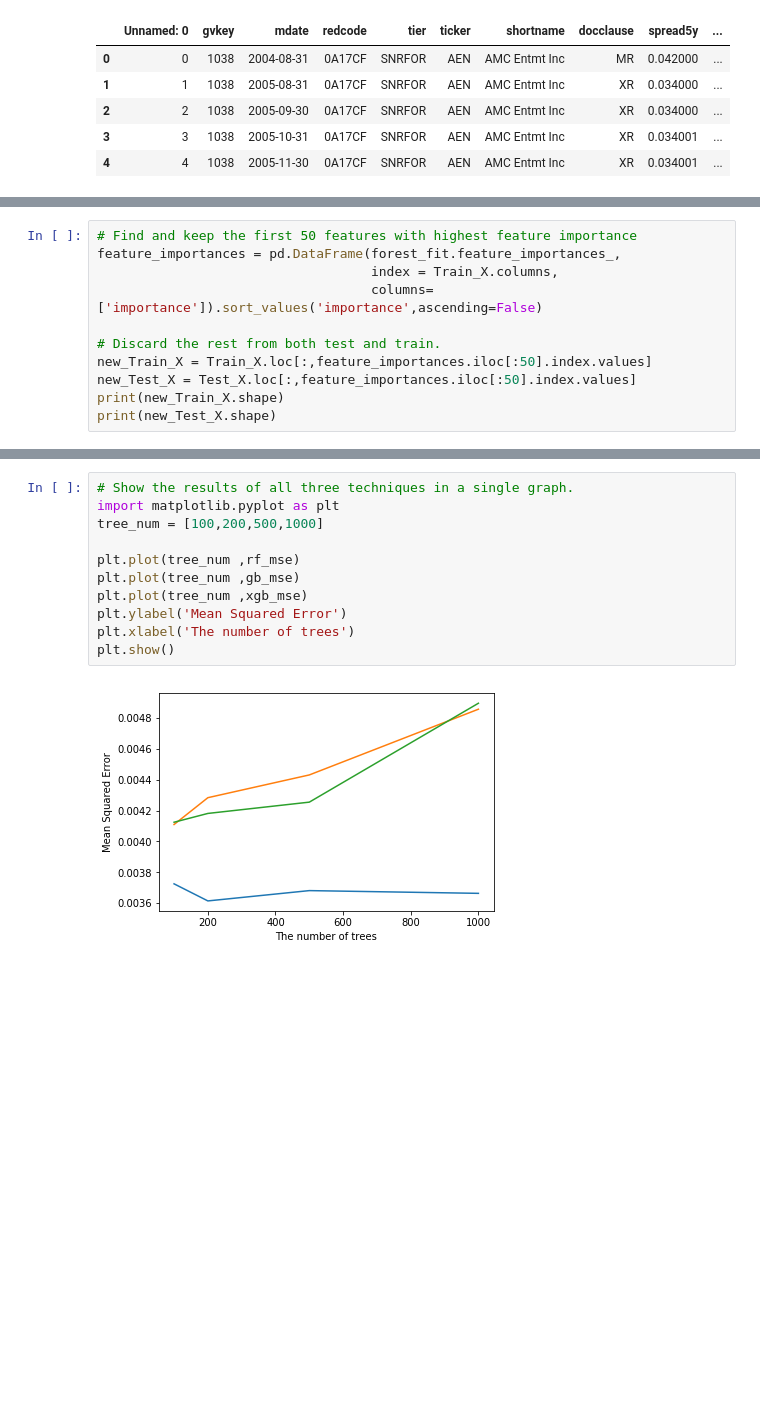
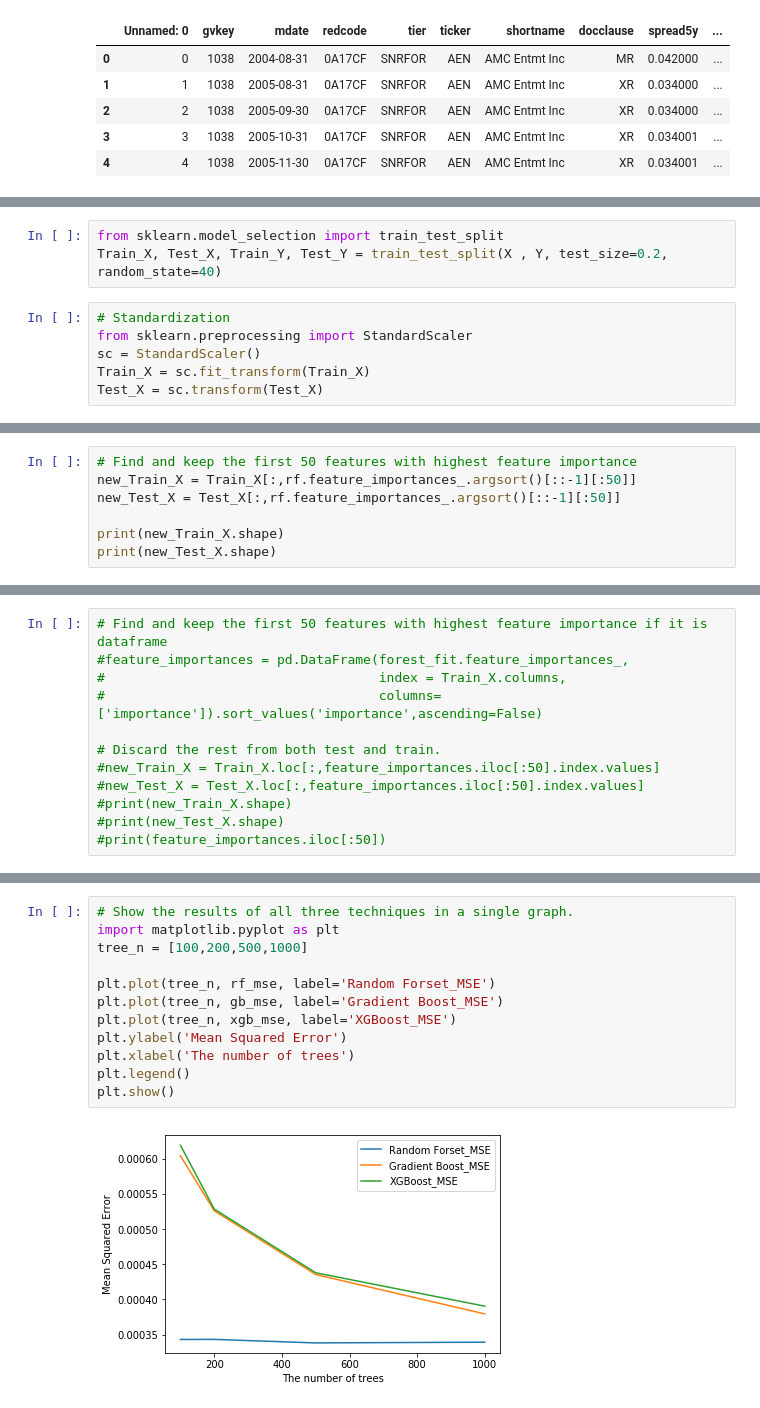
Before and after one commit to yxt173230/Machine_Learning_Class, a Jupyter notebook: Assignment 4,5_CDS pricing.ipynb, the cells around one changed output, grey strips where cells are left out. Drawn from its saved outputs; the diff is of its cells as text; blank space fills up the shorter version.

```diff
--- a/Assignment 4,5_CDS pricing.ipynb
+++ b/Assignment 4,5_CDS pricing.ipynb
@@ -212 +225,10 @@ Test_X = Test.drop('spread5y', axis=1)
+# %%
+from sklearn.model_selection import train_test_split
+Train_X, Test_X, Train_Y, Test_Y = train_test_split(X , Y, test_size=0.2, random_state=40)
+# %%
+# Standardization
+from sklearn.preprocessing import StandardScaler
+sc = StandardScaler()
+Train_X = sc.fit_transform(Train_X)
+Test_X = sc.transform(Test_X)
 # %%
@@ -225,0 +248,7 @@ Mean accuracy:  0.202194258712
+# %%
+# Find and keep the first 50 features with highest feature importance
+new_Train_X = Train_X[:,rf.feature_importances_.argsort()[::-1][:50]]
+new_Test_X = Test_X[:,rf.feature_importances_.argsort()[::-1][:50]]
+
+print(new_Train_X.shape)
+print(new_Test_X.shape)
@@ -226,11 +258,12 @@ Mean accuracy:  0.202194258712
 # %%
-# Find and keep the first 50 features with highest feature importance
-feature_importances = pd.DataFrame(forest_fit.feature_importances_,
-                                   index = Train_X.columns,
-                                   columns=['importance']).sort_values('importance',ascending=False)
+# Find and keep the first 50 features with highest feature importance if it is dataframe
+#feature_importances = pd.DataFrame(forest_fit.feature_importances_,
+#                                   index = Train_X.columns,
+#                                   columns=['importance']).sort_values('importance',ascending=False)
 
 # Discard the rest from both test and train.
-new_Train_X = Train_X.loc[:,feature_importances.iloc[:50].index.values]
-new_Test_X = Test_X.loc[:,feature_importances.iloc[:50].index.values]
-print(new_Train_X.shape)
-print(new_Test_X.shape)
+#new_Train_X = Train_X.loc[:,feature_importances.iloc[:50].index.values]
+#new_Test_X = Test_X.loc[:,feature_importances.iloc[:50].index.values]
+#print(new_Train_X.shape)
+#print(new_Test_X.shape)
+#print(feature_importances.iloc[:50])
@@ -413,13 +436,14 @@ Mean Squared Error of XGBoost with 1000 trees:  0.00489507333959
 # %%
 # Show the results of all three techniques in a single graph.
 import matplotlib.pyplot as plt
-tree_num = [100,200,500,1000]
+tree_n = [100,200,500,1000]
 
-plt.plot(tree_num ,rf_mse)
-plt.plot(tree_num ,gb_mse)
-plt.plot(tree_num ,xgb_mse)
+plt.plot(tree_n, rf_mse, label='Random Forset_MSE')
+plt.plot(tree_n, gb_mse, label='Gradient Boost_MSE')
+plt.plot(tree_n, xgb_mse, label='XGBoost_MSE')
 plt.ylabel('Mean Squared Error')
 plt.xlabel('The number of trees')
+plt.legend()
 plt.show()
 # %% [output]
-[figure, old version]
+[figure, new version]
```
Also changed, not shown: parts of 27 cells of this notebook.
